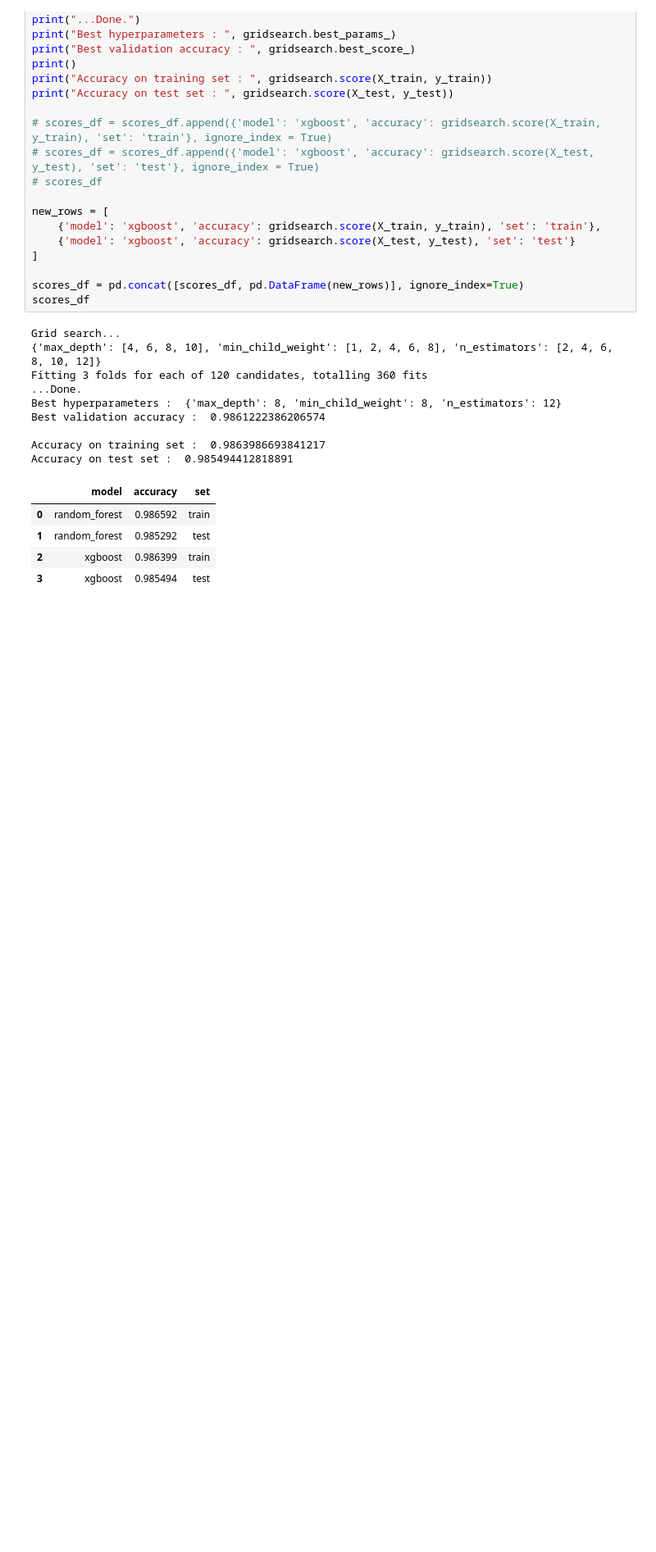
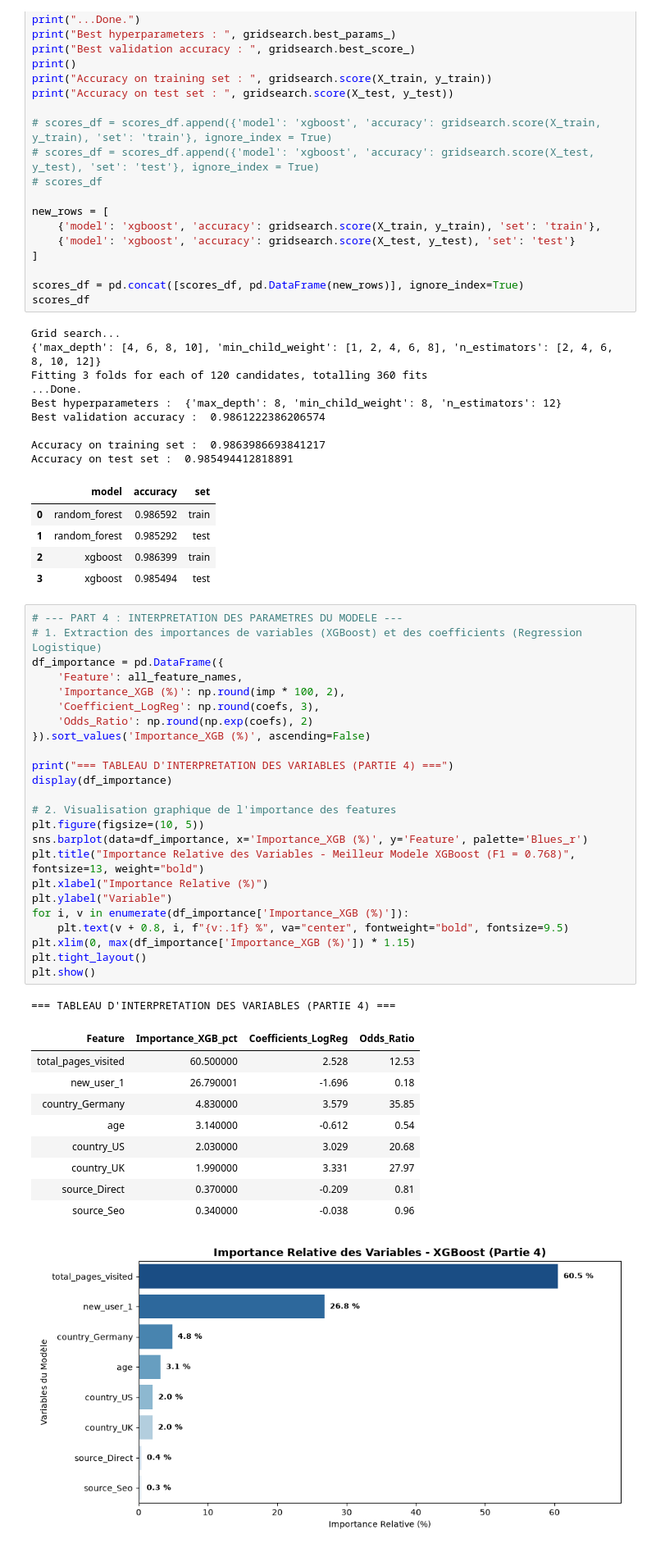
Before and after one commit to Elkristobal59/CERTIFICATION_CDSD, a Jupyter notebook: Bloc_3_Machine_Learning/Conversion_Rate/Conversion_rate_prediction.ipynb, the cells around one changed output. Shown at 82% size. Drawn from its saved outputs; the diff is of its cells as text; blank space fills up the shorter version.

```diff
--- a/Bloc_3_Machine_Learning/Conversion_Rate/Conversion_rate_prediction.ipynb
+++ b/Bloc_3_Machine_Learning/Conversion_Rate/Conversion_rate_prediction.ipynb
@@ -1003,3 +1003,39 @@ Accuracy on test set :  0.985494412818891
 | 1 | random_forest | 0.985292 | test |
 | 2 | xgboost | 0.986399 | train |
 | 3 | xgboost | 0.985494 | test |
+# %%
+# --- PART 4 : INTERPRETATION DES PARAMETRES DU MODELE ---
+# 1. Extraction des importances de variables (XGBoost) et des coefficients (Regression Logistique)
+df_importance = pd.DataFrame({
+    'Feature': all_feature_names,
+    'Importance_XGB (%)': np.round(imp * 100, 2),
+    'Coefficient_LogReg': np.round(coefs, 3),
+    'Odds_Ratio': np.round(np.exp(coefs), 2)
+}).sort_values('Importance_XGB (%)', ascending=False)
+
+print("=== TABLEAU D'INTERPRETATION DES VARIABLES (PARTIE 4) ===")
+display(df_importance)
+
+# 2. Visualisation graphique de l'importance des features
+plt.figure(figsize=(10, 5))
+sns.barplot(data=df_importance, x='Importance_XGB (%)', y='Feature', palette='Blues_r')
+plt.title("Importance Relative des Variables - Meilleur Modele XGBoost (F1 = 0.768)", fontsize=13, weight="bold")
+plt.xlabel("Importance Relative (%)")
+plt.ylabel("Variable")
+for i, v in enumerate(df_importance['Importance_XGB (%)']):
+    plt.text(v + 0.8, i, f"{v:.1f} %", va="center", fontweight="bold", fontsize=9.5)
+plt.xlim(0, max(df_importance['Importance_XGB (%)']) * 1.15)
+plt.tight_layout()
+plt.show()
+# %% [output]
+=== TABLEAU D'INTERPRETATION DES VARIABLES (PARTIE 4) ===
+| Feature | Importance_XGB_pct | Coefficients_LogReg | Odds_Ratio |
+| total_pages_visited | 60.500000 | 2.528 | 12.53 |
+| new_user_1 | 26.790001 | -1.696 | 0.18 |
+| country_Germany | 4.830000 | 3.579 | 35.85 |
+| age | 3.140000 | -0.612 | 0.54 |
+| country_US | 2.030000 | 3.029 | 20.68 |
+| country_UK | 1.990000 | 3.331 | 27.97 |
+| source_Direct | 0.370000 | -0.209 | 0.81 |
+| source_Seo | 0.340000 | -0.038 | 0.96 |
+[figure, added]
```
Also changed, not shown: parts of 3 cells of this notebook, 9 other files.
